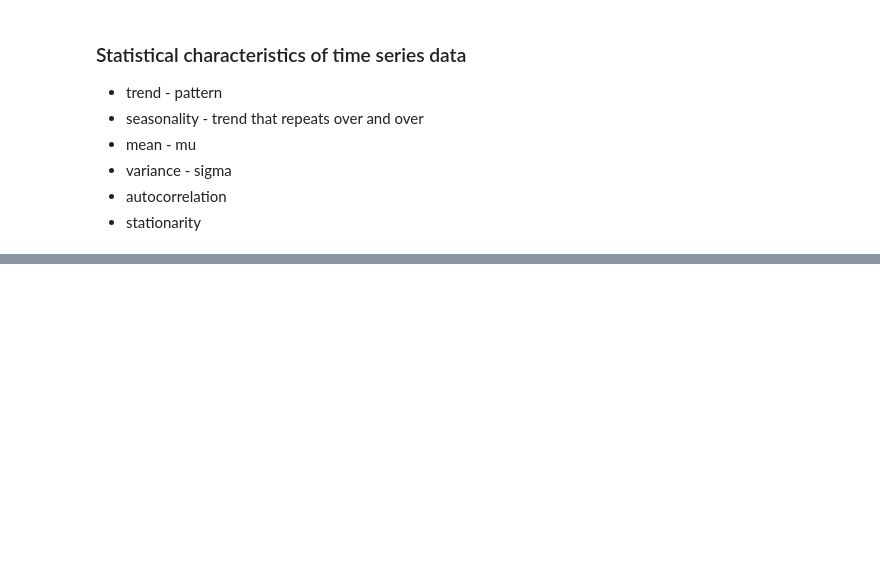
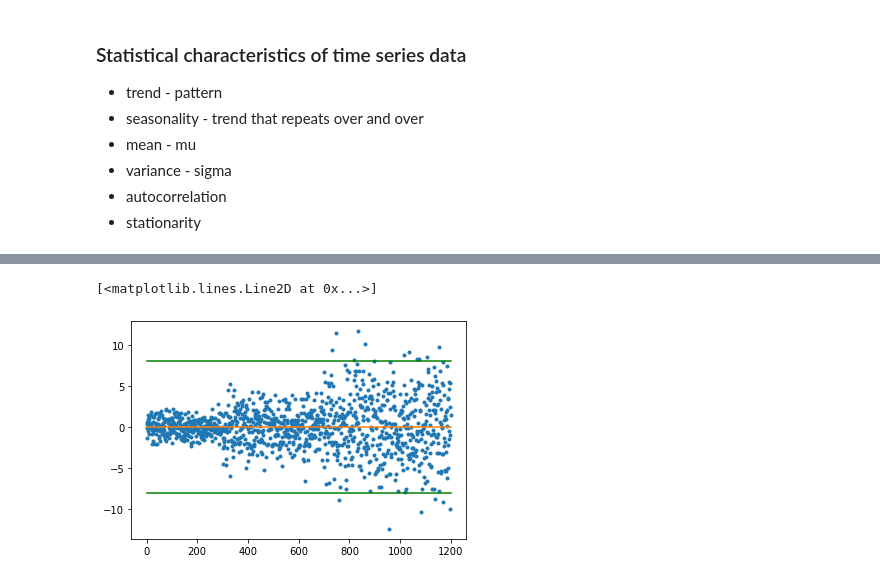
Before and after one commit to darrahts/timeSeriesAnalysis, a Jupyter notebook: timeSeries1.ipynb, the cells around one changed output, grey strips where cells are left out. Drawn from its saved outputs; the diff is of its cells as text; code cells hidden in the pictures; blank space fills up the shorter version.

```diff
--- a/timeSeries1.ipynb
+++ b/timeSeries1.ipynb
@@ -85,0 +86,17 @@ plt.plot([0,500], [-sigma, -sigma], 'g')
+# %%
+mu2 = 0
+mu3 = 0
+sigma2 = 2
+sigma3 = 4
+arr2 = np.random.randn(400)*sigma2 + mu2
+arr3 = np.random.randn(500)*sigma3 + mu3
+arrx = np.hstack([arr, arr2, arr3])
+mux = np.mean(arrx)
+sigmax = np.var(arrx)
+plt.plot(arrx, '.')
+plt.plot([0,len(arrx)], [mux, mux])
+plt.plot([0,len(arrx)], [sigmax, sigmax], 'g')
+plt.plot([0,len(arrx)], [-sigmax, -sigmax], 'g')
+# %% [output]
+[<matplotlib.lines.Line2D at 0x...>]
+[figure, added]
```
Also changed, not shown: parts of 3 cells of this notebook.
